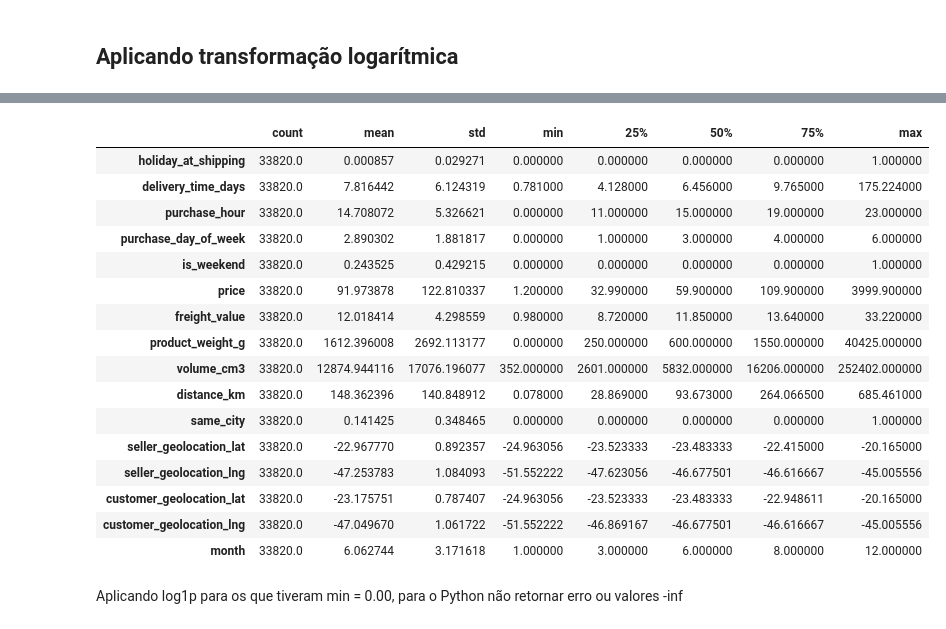
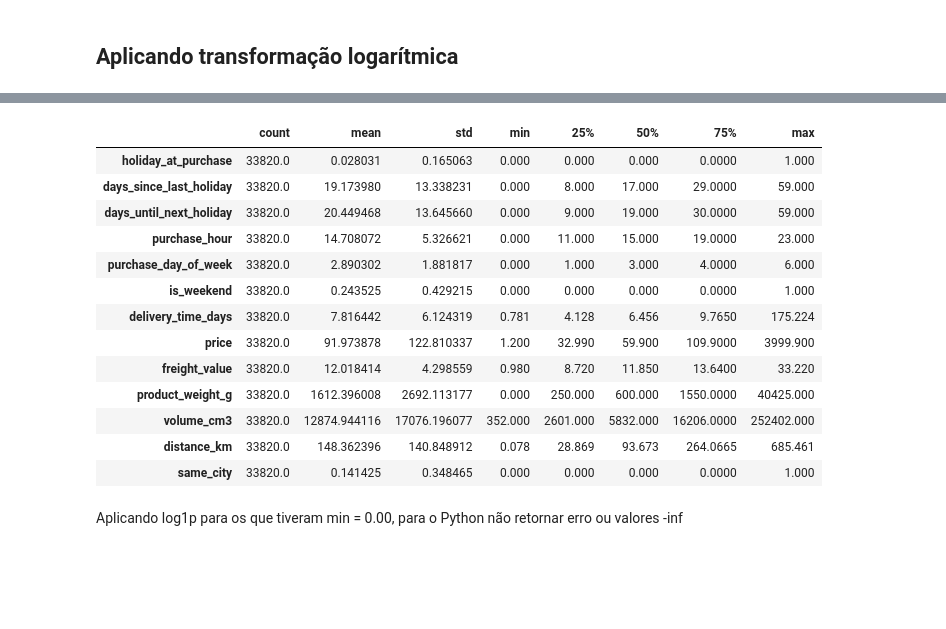
Before and after one commit to Last-Mile-Optimization/backend, a Jupyter notebook: modelo/split-temporal/regressao-linear_temporal_split.ipynb, the cells around one changed output, grey strips where cells are left out. Cells and saved outputs as stored; diff of their text form; code cells hidden in the pictures; blank space fills up the shorter version.

```diff
--- a/modelo/split-temporal/regressao-linear_temporal_split.ipynb
+++ b/modelo/split-temporal/regressao-linear_temporal_split.ipynb
@@ -263,30 +217,27 @@ df.describe().round(2)
 # %%
-cols = ['holiday_at_shipping', 'delivery_time_days', 'purchase_hour',
-       'purchase_day_of_week', 'is_weekend', 'price', 'freight_value',
-       'product_weight_g', 'volume_cm3', 'distance_km', 'same_city',
-       'seller_geolocation_lat', 'seller_geolocation_lng',
-       'customer_geolocation_lat', 'customer_geolocation_lng', 'month'
+cols = [
+    'holiday_at_purchase', 'days_since_last_holiday',
+    'days_until_next_holiday', 'purchase_hour', 'purchase_day_of_week',
+    'is_weekend', 'delivery_time_days', 'price', 'freight_value',
+    'product_weight_g', 'volume_cm3', 'distance_km', 'same_city'
 ]
 
 df[cols].describe().T
 # %% [output]
 |  | count | mean | std | min | 25% | 50% | 75% | max |
-| holiday_at_shipping | 33820.0 | 0.000857 | 0.029271 | 0.000000 | 0.000000 | 0.000000 | 0.000000 | 1.000000 |
-| delivery_time_days | 33820.0 | 7.816442 | 6.124319 | 0.781000 | 4.128000 | 6.456000 | 9.765000 | 175.224000 |
-| purchase_hour | 33820.0 | 14.708072 | 5.326621 | 0.000000 | 11.000000 | 15.000000 | 19.000000 | 23.000000 |
-| purchase_day_of_week | 33820.0 | 2.890302 | 1.881817 | 0.000000 | 1.000000 | 3.000000 | 4.000000 | 6.000000 |
-| is_weekend | 33820.0 | 0.243525 | 0.429215 | 0.000000 | 0.000000 | 0.000000 | 0.000000 | 1.000000 |
-| price | 33820.0 | 91.973878 | 122.810337 | 1.200000 | 32.990000 | 59.900000 | 109.900000 | 3999.900000 |
-| freight_value | 33820.0 | 12.018414 | 4.298559 | 0.980000 | 8.720000 | 11.850000 | 13.640000 | 33.220000 |
-| product_weight_g | 33820.0 | 1612.396008 | 2692.113177 | 0.000000 | 250.000000 | 600.000000 | 1550.000000 | 40425.000000 |
-| volume_cm3 | 33820.0 | 12874.944116 | 17076.196077 | 352.000000 | 2601.000000 | 5832.000000 | 16206.000000 | 252402.000000 |
-| distance_km | 33820.0 | 148.362396 | 140.848912 | 0.078000 | 28.869000 | 93.673000 | 264.066500 | 685.461000 |
-| same_city | 33820.0 | 0.141425 | 0.348465 | 0.000000 | 0.000000 | 0.000000 | 0.000000 | 1.000000 |
-| seller_geolocation_lat | 33820.0 | -22.967770 | 0.892357 | -24.963056 | -23.523333 | -23.483333 | -22.415000 | -20.165000 |
-| seller_geolocation_lng | 33820.0 | -47.253783 | 1.084093 | -51.552222 | -47.623056 | -46.677501 | -46.616667 | -45.005556 |
-| customer_geolocation_lat | 33820.0 | -23.175751 | 0.787407 | -24.963056 | -23.523333 | -23.483333 | -22.948611 | -20.165000 |
-| customer_geolocation_lng | 33820.0 | -47.049670 | 1.061722 | -51.552222 | -46.869167 | -46.677501 | -46.616667 | -45.005556 |
-| month | 33820.0 | 6.062744 | 3.171618 | 1.000000 | 3.000000 | 6.000000 | 8.000000 | 12.000000 |
+| holiday_at_purchase | 33820.0 | 0.028031 | 0.165063 | 0.000 | 0.000 | 0.000 | 0.0000 | 1.000 |
+| days_since_last_holiday | 33820.0 | 19.173980 | 13.338231 | 0.000 | 8.000 | 17.000 | 29.0000 | 59.000 |
+| days_until_next_holiday | 33820.0 | 20.449468 | 13.645660 | 0.000 | 9.000 | 19.000 | 30.0000 | 59.000 |
+| purchase_hour | 33820.0 | 14.708072 | 5.326621 | 0.000 | 11.000 | 15.000 | 19.0000 | 23.000 |
+| purchase_day_of_week | 33820.0 | 2.890302 | 1.881817 | 0.000 | 1.000 | 3.000 | 4.0000 | 6.000 |
+| is_weekend | 33820.0 | 0.243525 | 0.429215 | 0.000 | 0.000 | 0.000 | 0.0000 | 1.000 |
+| delivery_time_days | 33820.0 | 7.816442 | 6.124319 | 0.781 | 4.128 | 6.456 | 9.7650 | 175.224 |
+| price | 33820.0 | 91.973878 | 122.810337 | 1.200 | 32.990 | 59.900 | 109.9000 | 3999.900 |
+| freight_value | 33820.0 | 12.018414 | 4.298559 | 0.980 | 8.720 | 11.850 | 13.6400 | 33.220 |
+| product_weight_g | 33820.0 | 1612.396008 | 2692.113177 | 0.000 | 250.000 | 600.000 | 1550.0000 | 40425.000 |
+| volume_cm3 | 33820.0 | 12874.944116 | 17076.196077 | 352.000 | 2601.000 | 5832.000 | 16206.0000 | 252402.000 |
+| distance_km | 33820.0 | 148.362396 | 140.848912 | 0.078 | 28.869 | 93.673 | 264.0665 | 685.461 |
+| same_city | 33820.0 | 0.141425 | 0.348465 | 0.000 | 0.000 | 0.000 | 0.0000 | 1.000 |
 # %% [markdown]
 Aplicando log1p para os que tiveram min = 0.00, para o Python não retornar erro ou valores -inf
 # %%
```
Also changed, not shown: parts of 30 cells of this notebook, 2 other files.
